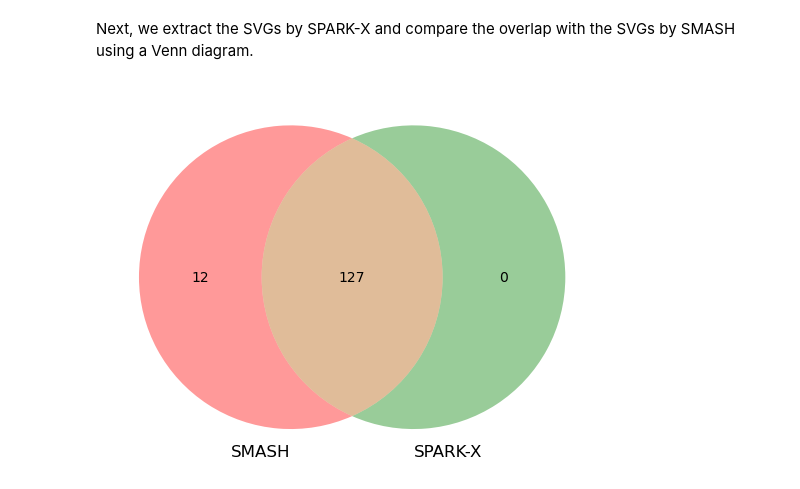
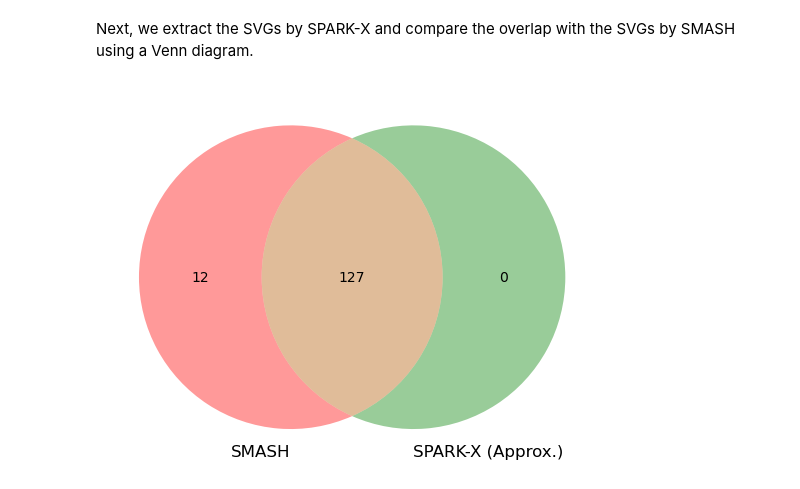
Before and after one commit to sealx017/SMASH-package, a Jupyter notebook: Merfish_analysis.ipynb, the cells around one changed output. Drawn from its saved outputs; the diff is of its cells as text; code cells hidden in the pictures.

Commit message:
Changed SPARK-X to SPARK-X approx.

```diff
--- a/Merfish_analysis.ipynb
+++ b/Merfish_analysis.ipynb
@@ -177,5 +177,5 @@ We investigate how many genes were detected to be spatially variable by both the
 # %%
-SPARKX_pvals = Run_method['SPARK-X']
+SPARKX_pvals = Run_method['SPARK-X Approx.']
 SPARKX_pvals['Adjusted p-val'] = multipletests(SPARKX_pvals['p-val'], alpha=alpha_cutoff, method='fdr_by')[1]
 SPARKX_pvals.head()
 # %% [output]
@@ -190,10 +190,10 @@ Next, we extract the SVGs by SPARK-X and compare the overlap with the SVGs by SM
 # %%
 SVGS_SPARKX = SPARKX_pvals[SPARKX_pvals['Adjusted p-val'] < alpha_cutoff]
 intersection_length = len(np.intersect1d(SVGS_SMASH['Gene'].values, SVGS_SPARKX['Gene'].values))
 SMASH_unique_length = len(SVGS_SMASH['Gene']) - intersection_length
 SPARKX_unique_length = len(SVGS_SPARKX['Gene']) - intersection_length
 venn2_unweighted(subsets = (SMASH_unique_length, SPARKX_unique_length,
-                            intersection_length), set_labels = ('SMASH', 'SPARK-X'))
+                            intersection_length), set_labels = ('SMASH', 'SPARK-X (Approx.)'))
 plt.show()
 # %% [output]
-[figure, old version]
+[figure, new version]
```
Also changed, not shown: parts of 3 cells of this notebook, 2 other files.
